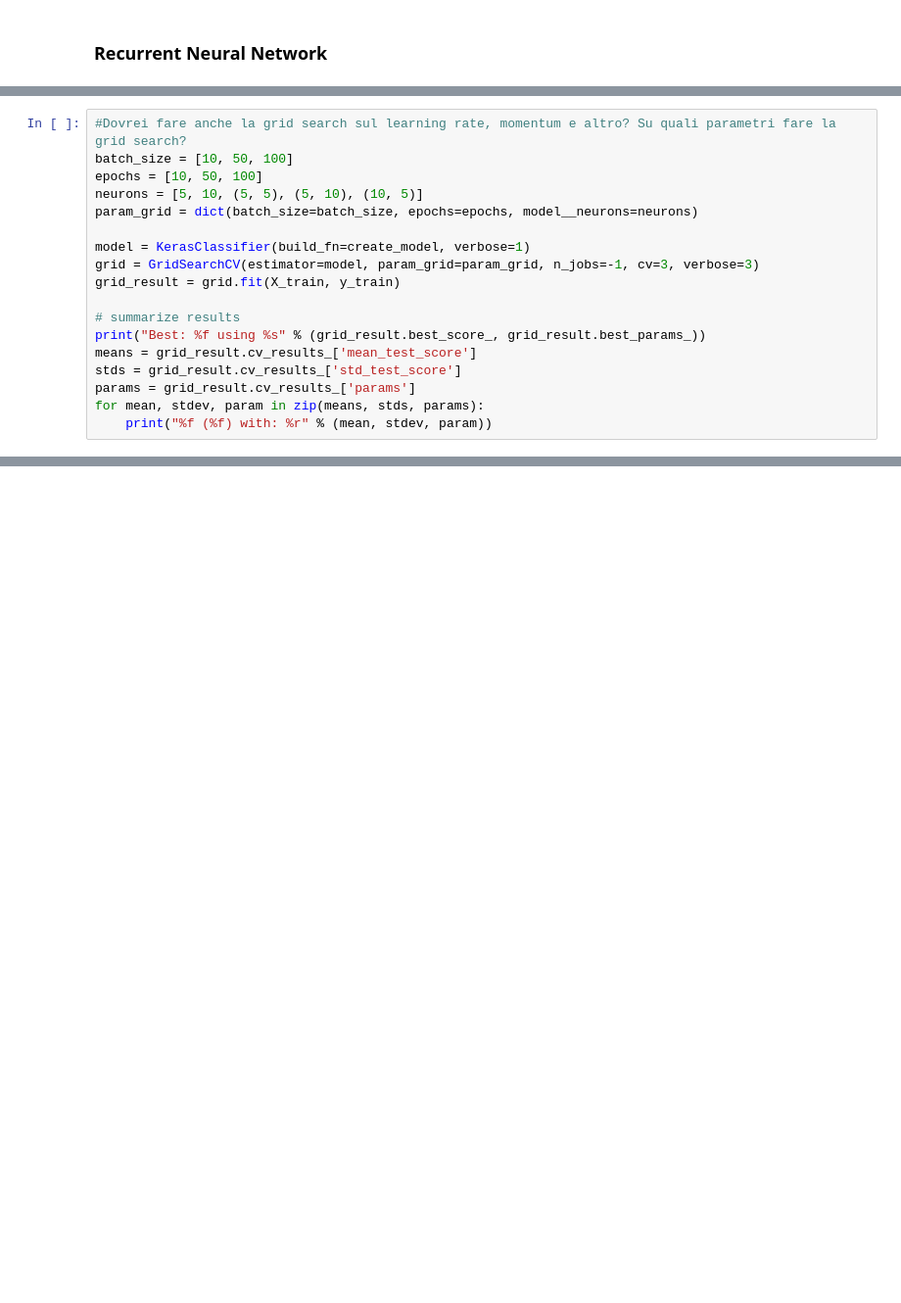
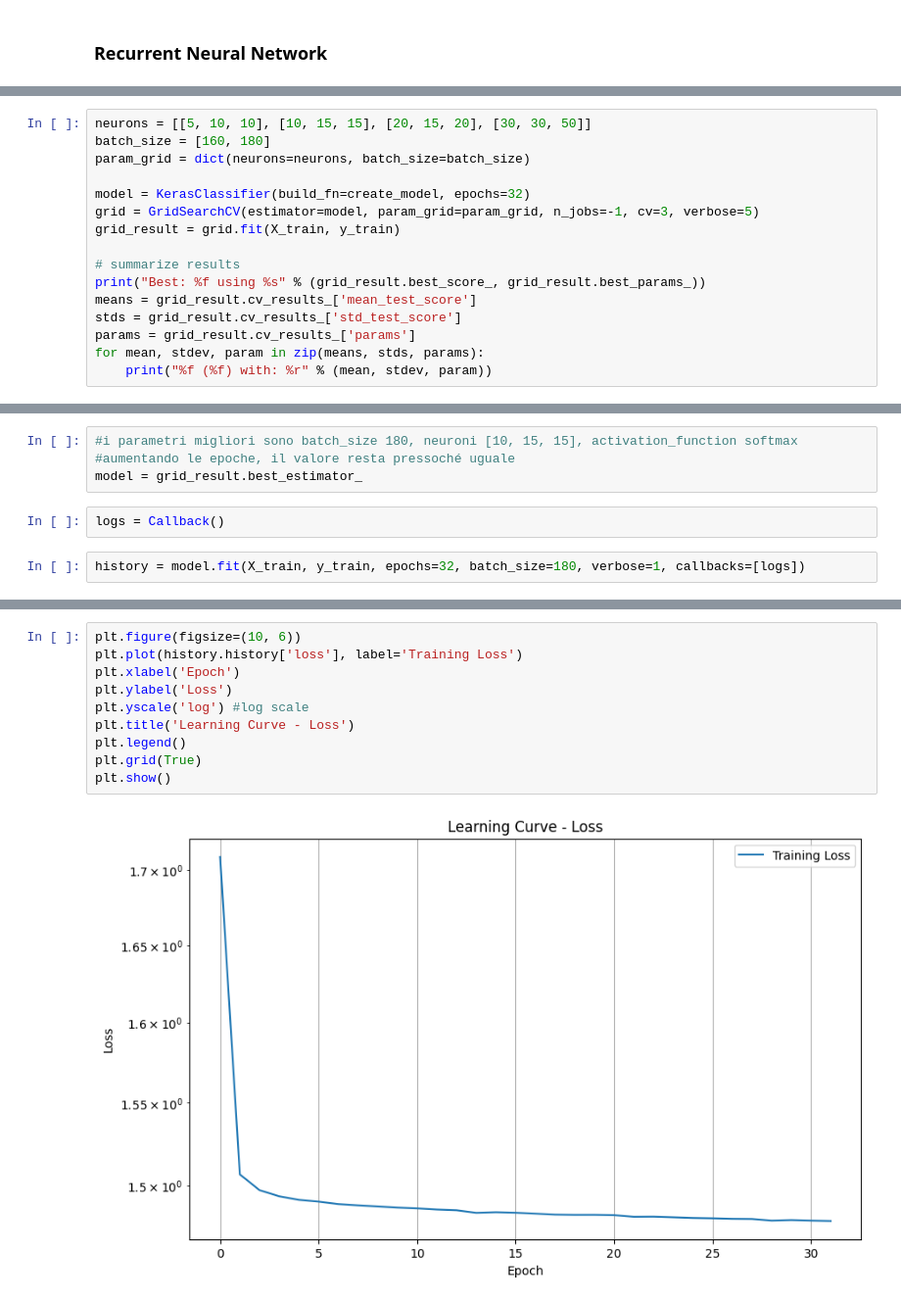
Before and after one commit to PasqualeEsposito/Geospatial_Analytics, a Jupyter notebook: Pass_chains_predictability.ipynb, the cells around one changed output, grey strips where cells are left out. Shown at 98% size. Saved outputs shown, nothing was run; the diff lists cells and outputs as text; blank space fills up the shorter version.

```diff
--- a/Pass_chains_predictability.ipynb
+++ b/Pass_chains_predictability.ipynb
@@ -166,13 +149,11 @@ def create_model(units=64, optimizer='adam', model__neurons=16):
     return model
 # %%
-#Dovrei fare anche la grid search sul learning rate, momentum e altro? Su quali parametri fare la grid search?
-batch_size = [10, 50, 100]
-epochs = [10, 50, 100]
-neurons = [5, 10, (5, 5), (5, 10), (10, 5)]
-param_grid = dict(batch_size=batch_size, epochs=epochs, model__neurons=neurons)
+neurons = [[5, 10, 10], [10, 15, 15], [20, 15, 20], [30, 30, 50]]
+batch_size = [160, 180]
+param_grid = dict(neurons=neurons, batch_size=batch_size)
 
-model = KerasClassifier(build_fn=create_model, verbose=1)
-grid = GridSearchCV(estimator=model, param_grid=param_grid, n_jobs=-1, cv=3, verbose=3)
+model = KerasClassifier(build_fn=create_model, epochs=32)
+grid = GridSearchCV(estimator=model, param_grid=param_grid, n_jobs=-1, cv=3, verbose=5)
 grid_result = grid.fit(X_train, y_train)
 
 # summarize results
@@ -186,0 +184,8 @@ Fitting 3 folds for each of 45 candidates, totalling 135 fits
+# %%
+#i parametri migliori sono batch_size 180, neuroni [10, 15, 15], activation_function softmax
+#aumentando le epoche, il valore resta pressoché uguale
+model = grid_result.best_estimator_
+# %%
+logs = Callback()
+# %%
+history = model.fit(X_train, y_train, epochs=32, batch_size=180, verbose=1, callbacks=[logs])
@@ -186,0 +210,12 @@ Fitting 3 folds for each of 45 candidates, totalling 135 fits
+# %%
+plt.figure(figsize=(10, 6))
+plt.plot(history.history['loss'], label='Training Loss')
+plt.xlabel('Epoch')
+plt.ylabel('Loss')
+plt.yscale('log') #log scale
+plt.title('Learning Curve - Loss')
+plt.legend()
+plt.grid(True)
+plt.show()
+# %% [output]
+[figure, added]
```
Also changed, not shown: parts of 18 cells of this notebook.
